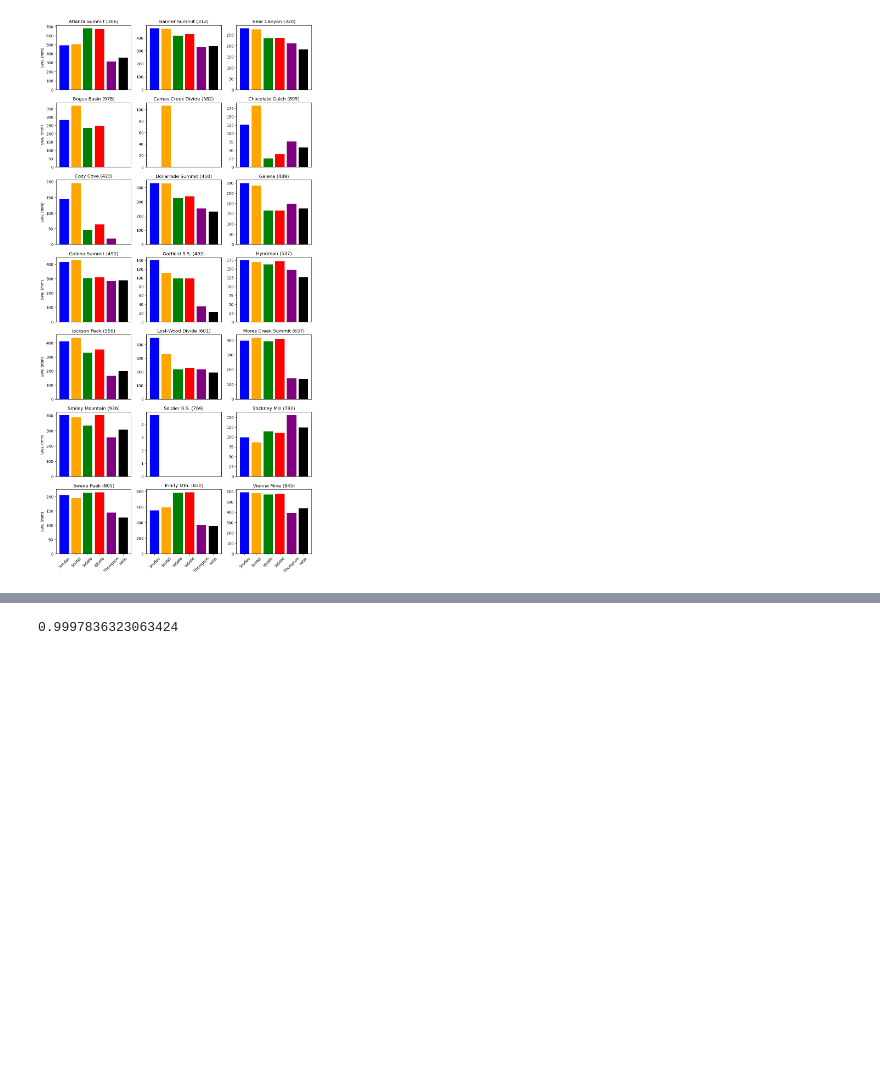
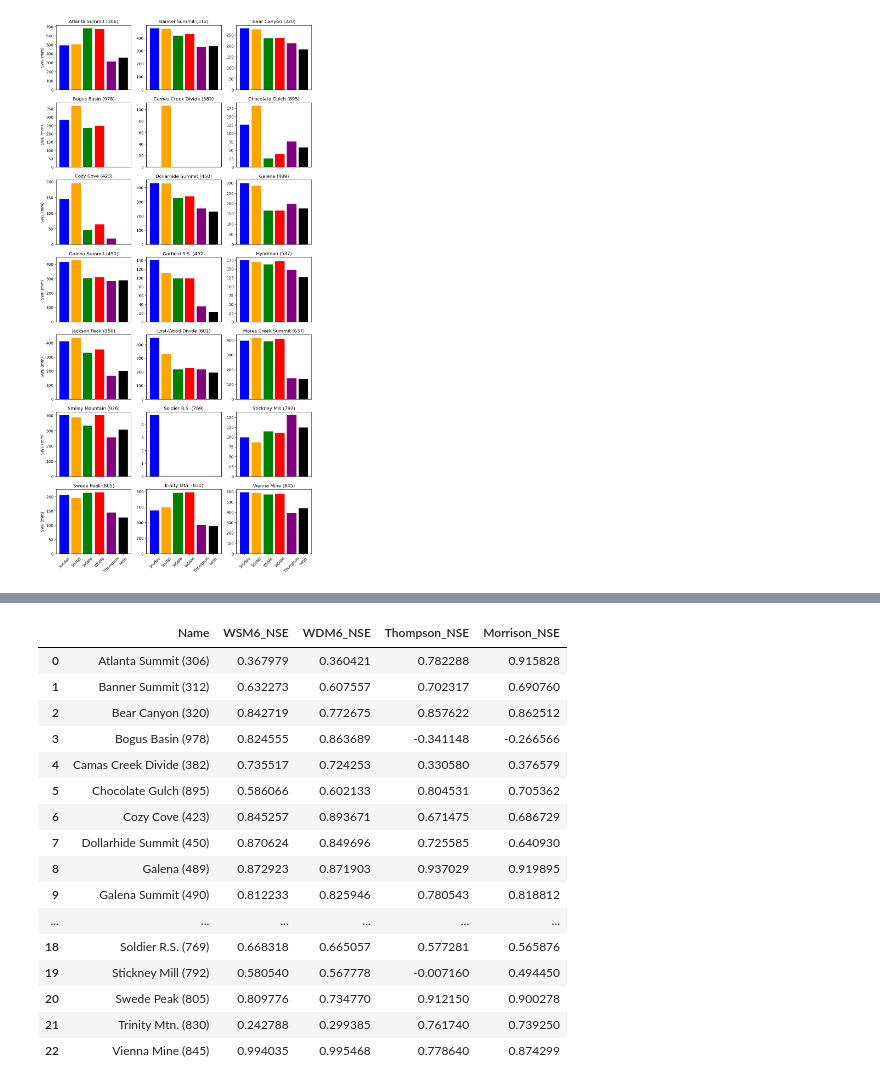
Before and after one commit to stanleyakor1/Comprehensive-Ecam, a Jupyter notebook: Artifact/scritps/precip.ipynb, the cells around one changed output, grey strips where cells are left out. Cells and saved outputs as stored; diff of their text form; code cells hidden in the pictures; blank space fills up the shorter version.

```diff
--- a/Artifact/scritps/precip.ipynb
+++ b/Artifact/scritps/precip.ipynb
@@ -250,5 +94,21 @@ def NSE(wrf,df):
 # %%
-NSE(wrf,df)
+swe
 # %% [output]
-0.9997836323063424
+|  | Name | WSM6_NSE | WDM6_NSE | Thompson_NSE | Morrison_NSE |
+| 0 | Atlanta Summit (306) | 0.367979 | 0.360421 | 0.782288 | 0.915828 |
+| 1 | Banner Summit (312) | 0.632273 | 0.607557 | 0.702317 | 0.690760 |
+| 2 | Bear Canyon (320) | 0.842719 | 0.772675 | 0.857622 | 0.862512 |
+| 3 | Bogus Basin (978) | 0.824555 | 0.863689 | -0.341148 | -0.266566 |
+| 4 | Camas Creek Divide (382) | 0.735517 | 0.724253 | 0.330580 | 0.376579 |
+| 5 | Chocolate Gulch (895) | 0.586066 | 0.602133 | 0.804531 | 0.705362 |
+| 6 | Cozy Cove (423) | 0.845257 | 0.893671 | 0.671475 | 0.686729 |
+| 7 | Dollarhide Summit (450) | 0.870624 | 0.849696 | 0.725585 | 0.640930 |
+| 8 | Galena (489) | 0.872923 | 0.871903 | 0.937029 | 0.919895 |
+| 9 | Galena Summit (490) | 0.812233 | 0.825946 | 0.780543 | 0.818812 |
+| ... | ... | ... | ... | ... | ... |
+| 18 | Soldier R.S. (769) | 0.668318 | 0.665057 | 0.577281 | 0.565876 |
+| 19 | Stickney Mill (792) | 0.580540 | 0.567778 | -0.007160 | 0.494450 |
+| 20 | Swede Peak (805) | 0.809776 | 0.734770 | 0.912150 | 0.900278 |
+| 21 | Trinity Mtn. (830) | 0.242788 | 0.299385 | 0.761740 | 0.739250 |
+| 22 | Vienna Mine (845) | 0.994035 | 0.995468 | 0.778640 | 0.874299 |
 # %%
```
Also changed, not shown: parts of 7 cells of this notebook, 1 other file.
